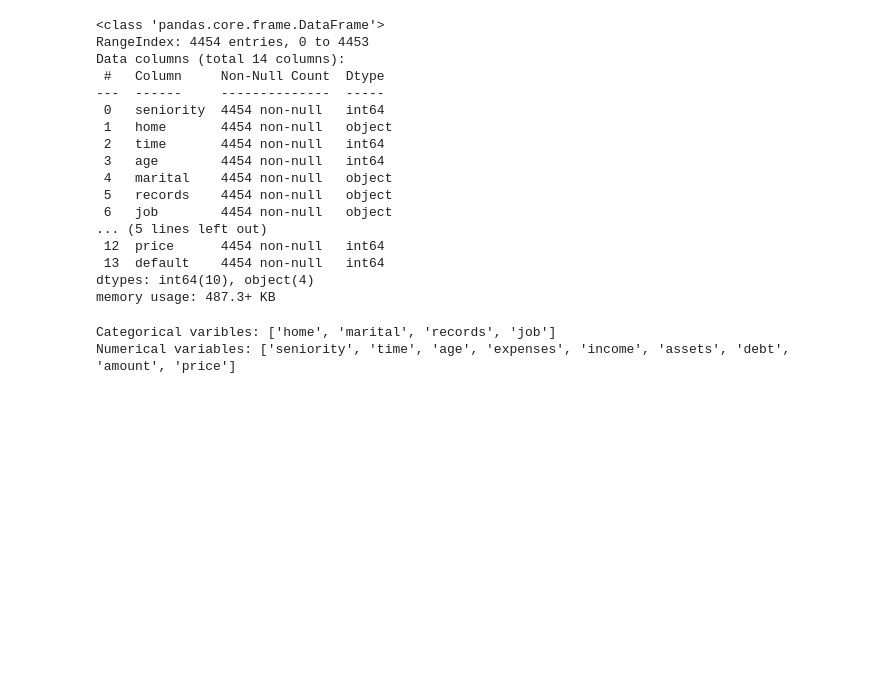
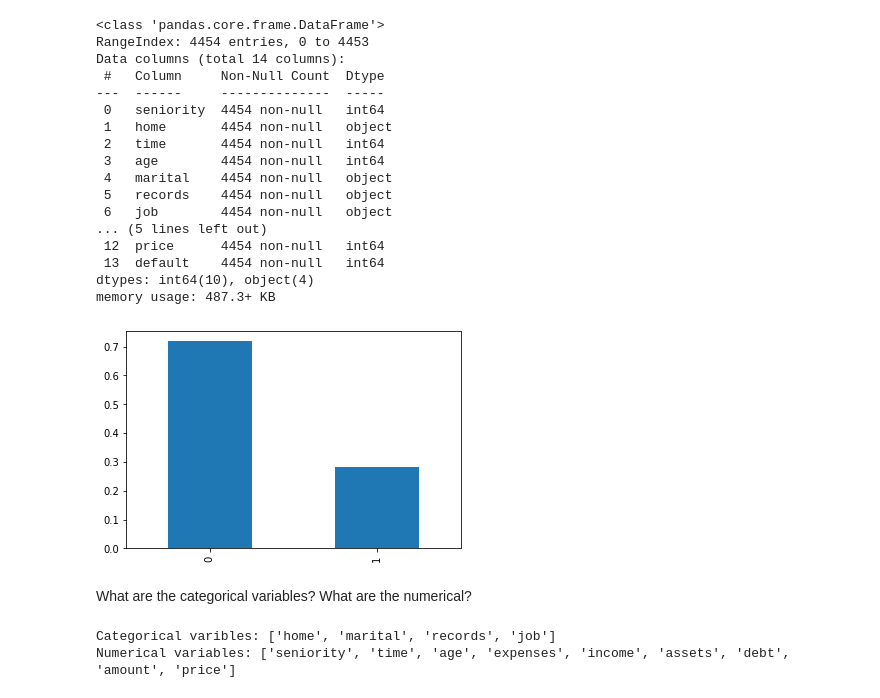
Before and after one commit to valeriich/MLZoomcamp2021, a Jupyter notebook: homework4.ipynb, the cells around one changed output. Cells and saved outputs as stored; diff of their text form; code cells hidden in the pictures; blank space fills up the shorter version.

```diff
--- a/homework4.ipynb
+++ b/homework4.ipynb
@@ -134,6 +132,12 @@ Data columns (total 14 columns):
  13  default    4454 non-null   int64
 dtypes: int64(10), object(4)
 memory usage: 487.3+ KB
+# %%
+df.default.value_counts(normalize=True).plot(kind='bar');
+# %% [output]
+[figure, added]
+# %% [markdown]
+What are the categorical variables? What are the numerical?
 # %%
 print(f'Categorical varibles: {list(df.select_dtypes(include="object").columns)}')
 print(f'Numerical variables: {list(df.drop("default", axis=1).select_dtypes(exclude="object").columns)}')
```
Also changed, not shown: parts of 25 cells of this notebook.
